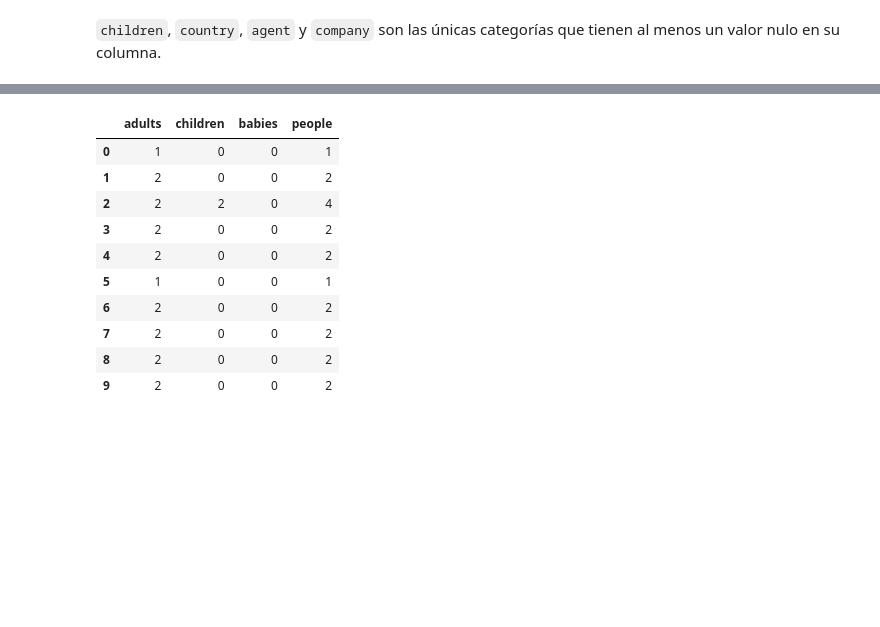
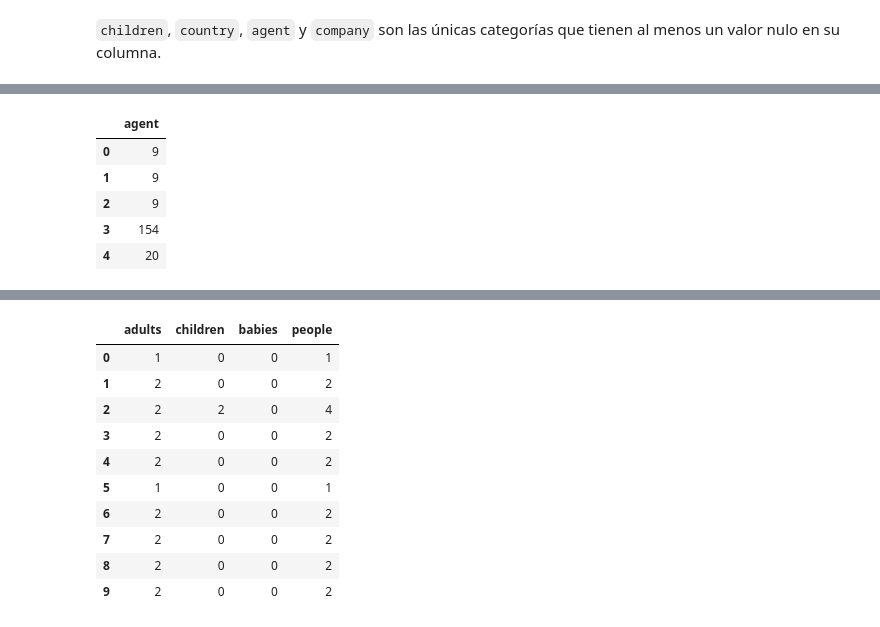
Before and after one commit to NLGS2907/7506R-2C2023-GRUPO03, a Jupyter notebook: TPs/TP1/7506R_TP1_GRUPO03_CHP1_ENTREGA.ipynb, the cells around one changed output, grey strips where cells are left out. Cells and saved outputs as stored; diff of their text form; code cells hidden in the pictures; blank space fills up the shorter version.

```diff
--- a/TPs/TP1/7506R_TP1_GRUPO03_CHP1_ENTREGA.ipynb
+++ b/TPs/TP1/7506R_TP1_GRUPO03_CHP1_ENTREGA.ipynb
@@ -276,0 +318,18 @@ df_sanitizada = df_trabajo.drop(columns=["company"]).dropna(axis="index", subset
+# %%
+df_copia = df_sanitizada.copy()
+imputador = SimpleImputer(missing_values=np.nan, strategy="most_frequent")
+datos_imputados = imputador.fit_transform(df_copia)
+
+df_imp = pd.DataFrame(data=datos_imputados,
+                      index=df_copia.index,
+                      columns=df_copia.columns)
+df_sanitizada["agent"] = df_imp["agent"].astype(int)
+df_sanitizada.reset_index(drop=True) # para hacer coincidir de nuevo los números del índice
+df_sanitizada[["agent"]].head()
+# %% [output]
+|  | agent |
+| 0 | 9 |
+| 1 | 9 |
+| 2 | 9 |
+| 3 | 154 |
+| 4 | 20 |
```
Also changed, not shown: parts of 37 cells of this notebook, 1 other file.
